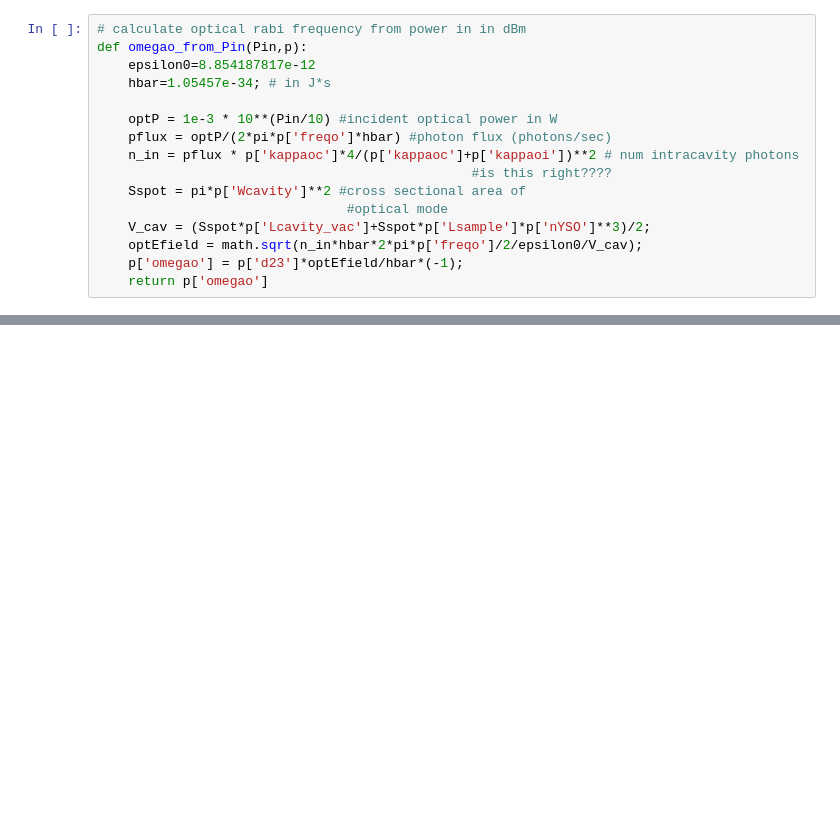
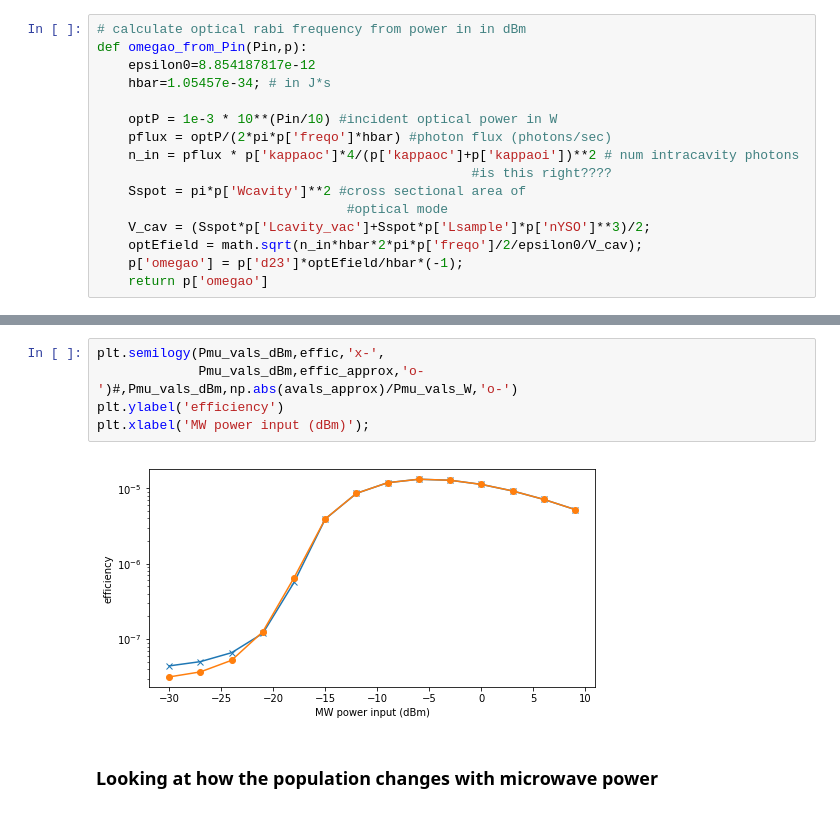
Before and after one commit to rareearthquantum/model_upconversion_peter, a Jupyter notebook: cavityenhancedraman.ipynb, the cells around one changed output, grey strips where cells are left out. Saved outputs shown, nothing was run; the diff lists cells and outputs as text; blank space fills up the shorter version.

Commit message:
population stuff doesn't make sense, but making progress

```diff
--- a/cavityenhancedraman.ipynb
+++ b/cavityenhancedraman.ipynb
@@ -994,0 +1174,9 @@ def omegao_from_Pin(Pin,p):
+# %%
+plt.semilogy(Pmu_vals_dBm,effic,'x-',
+             Pmu_vals_dBm,effic_approx,'o-')#,Pmu_vals_dBm,np.abs(avals_approx)/Pmu_vals_W,'o-')
+plt.ylabel('efficiency')
+plt.xlabel('MW power input (dBm)');
+# %% [output]
+[figure, added]
+# %% [markdown]
+### Looking at how the population changes with microwave power
```
Also changed, not shown: parts of 30 cells of this notebook.
